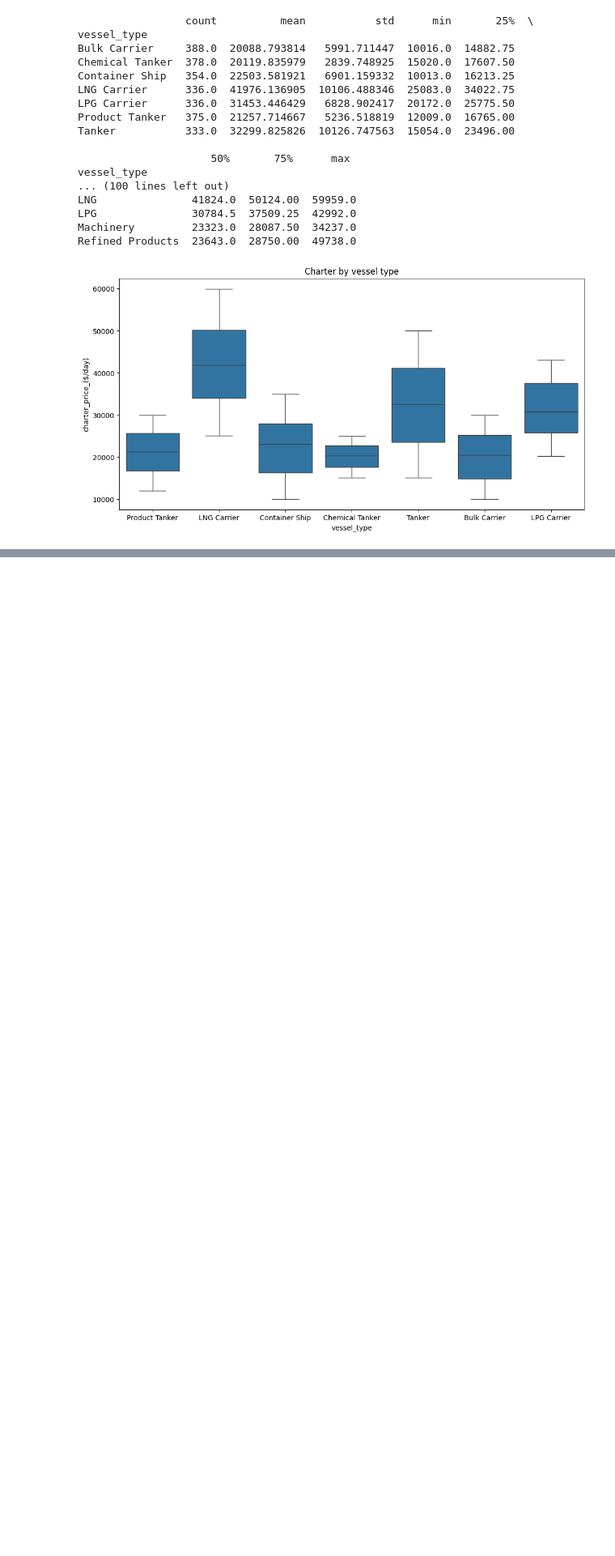
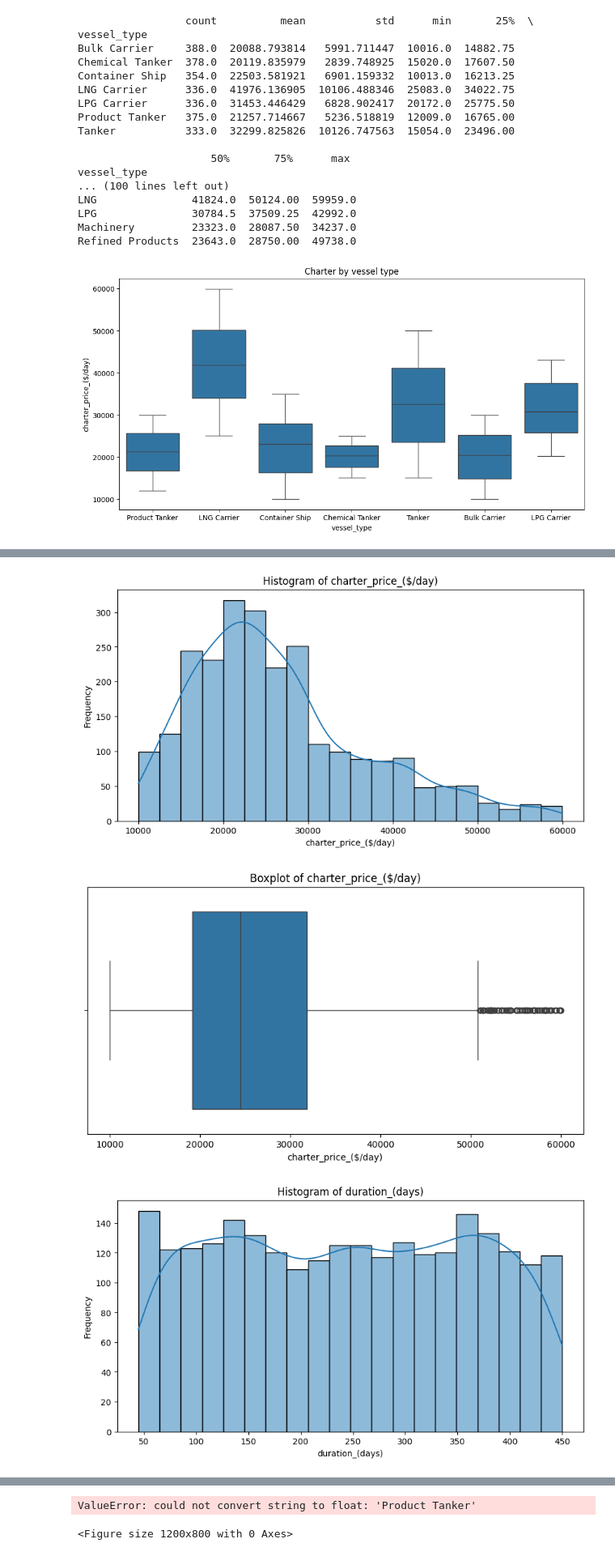
Before and after one commit to Ladozuki/Marine-ML, a Jupyter notebook: scripts/cleaning_data.ipynb, the cells around one changed output, grey strips where cells are left out. Shown at 81% size. Cells and saved outputs as stored; diff of their text form; code cells hidden in the pictures; blank space fills up the shorter version.

```diff
--- a/scripts/cleaning_data.ipynb
+++ b/scripts/cleaning_data.ipynb
@@ -229,0 +273,34 @@ df.head()
+# %%
+# Histograms and Boxplots for charter price, duration, and fuel cost
+numerical_cols_2 = ['charter_price_($/day)', 'duration_(days)', 'fuel_cost_($/liter)']
+for col in numerical_cols_2:
+    plt.figure(figsize=(10, 5))
+    sns.histplot(df[col], bins=20, kde=True)
+    plt.title(f'Histogram of {col}')
+    plt.xlabel(col)
+    plt.ylabel('Frequency')
+    plt.show()
+
+    plt.figure(figsize=(10, 5))
+    sns.boxplot(x=df[col])
+    plt.title(f'Boxplot of {col}')
+    plt.xlabel(col)
+    plt.show()
+
+# Time Series Analysis: Trends over time for charter price
+plt.figure(figsize=(12, 6))
+df.groupby('charter_date')['charter_price_($/day)'].mean().plot()
+plt.title('Charter Price Over Time')
+plt.xlabel('Charter Date')
+plt.ylabel('Average Charter Price ($/day)')
+plt.show()
+
+# Correlation Analysis
+plt.figure(figsize=(12, 8))
+sns.heatmap(df.corr(), annot=True, cmap='coolwarm')
+plt.title('Correlation Heatmap')
+plt.show()
+# %% [output]
+[figure, added]
+[figure, added]
+[figure, added]
@@ -229,0 +311,2 @@ df.head()
+ValueError: could not convert string to float: 'Product Tanker'
+<Figure size 1200x800 with 0 Axes>
```
Also changed, not shown: parts of 8 cells of this notebook, 1 other file.
